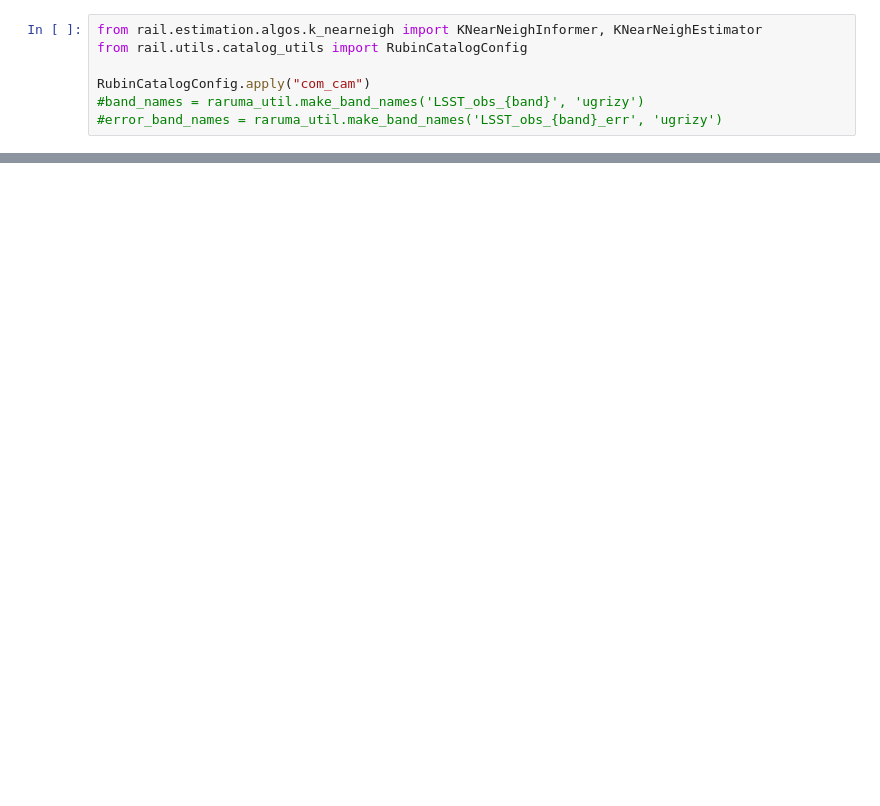
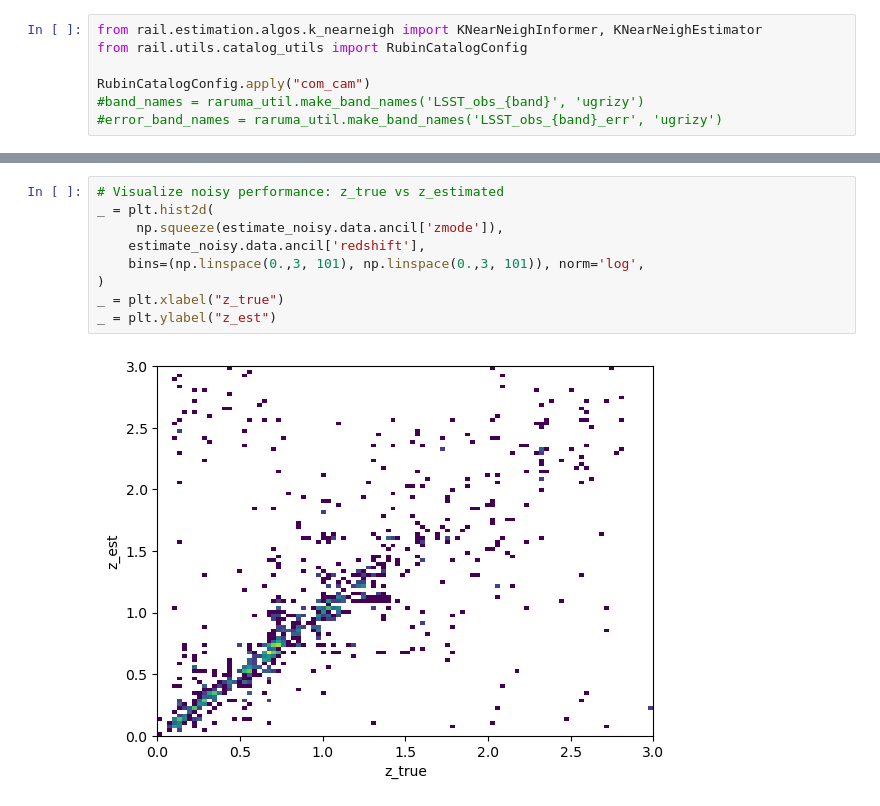
Before and after one commit to eacharles/rail_raruma, a Jupyter notebook: nb/Syst/Inform_Estimate.ipynb, the cells around one changed output, grey strips where cells are left out. Cells and saved outputs as stored; diff of their text form; blank space fills up the shorter version.

```diff
--- a/nb/Syst/Inform_Estimate.ipynb
+++ b/nb/Syst/Inform_Estimate.ipynb
@@ -81,0 +540,11 @@ _ = plt.ylabel("z_est")
+# %%
+# Visualize noisy performance: z_true vs z_estimated
+_ = plt.hist2d(
+     np.squeeze(estimate_noisy.data.ancil['zmode']),
+    estimate_noisy.data.ancil['redshift'],
+    bins=(np.linspace(0.,3, 101), np.linspace(0.,3, 101)), norm='log',
+)
+_ = plt.xlabel("z_true")
+_ = plt.ylabel("z_est")
+# %% [output]
+[figure, added]
```
Also changed, not shown: parts of 26 cells of this notebook.
